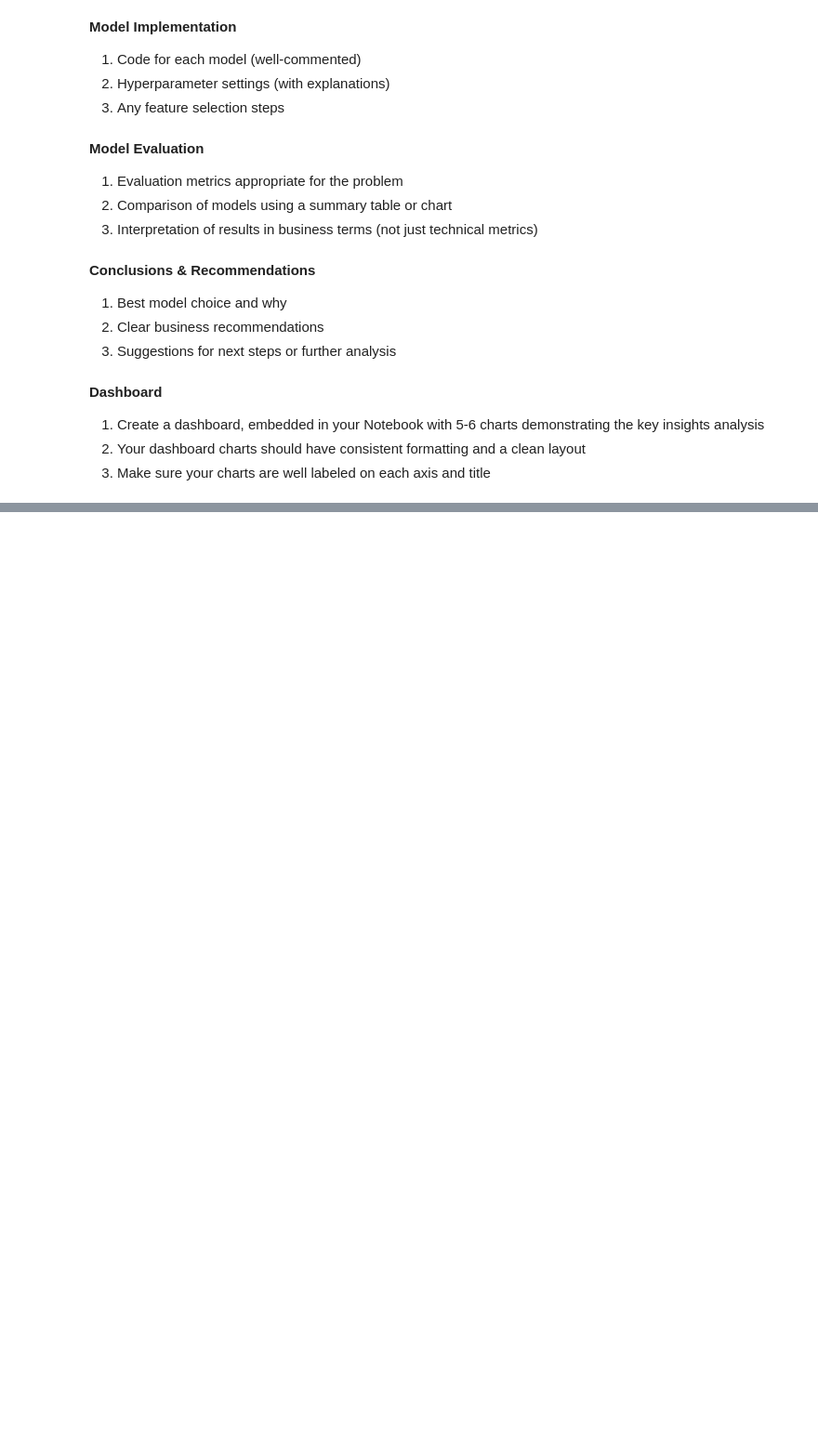
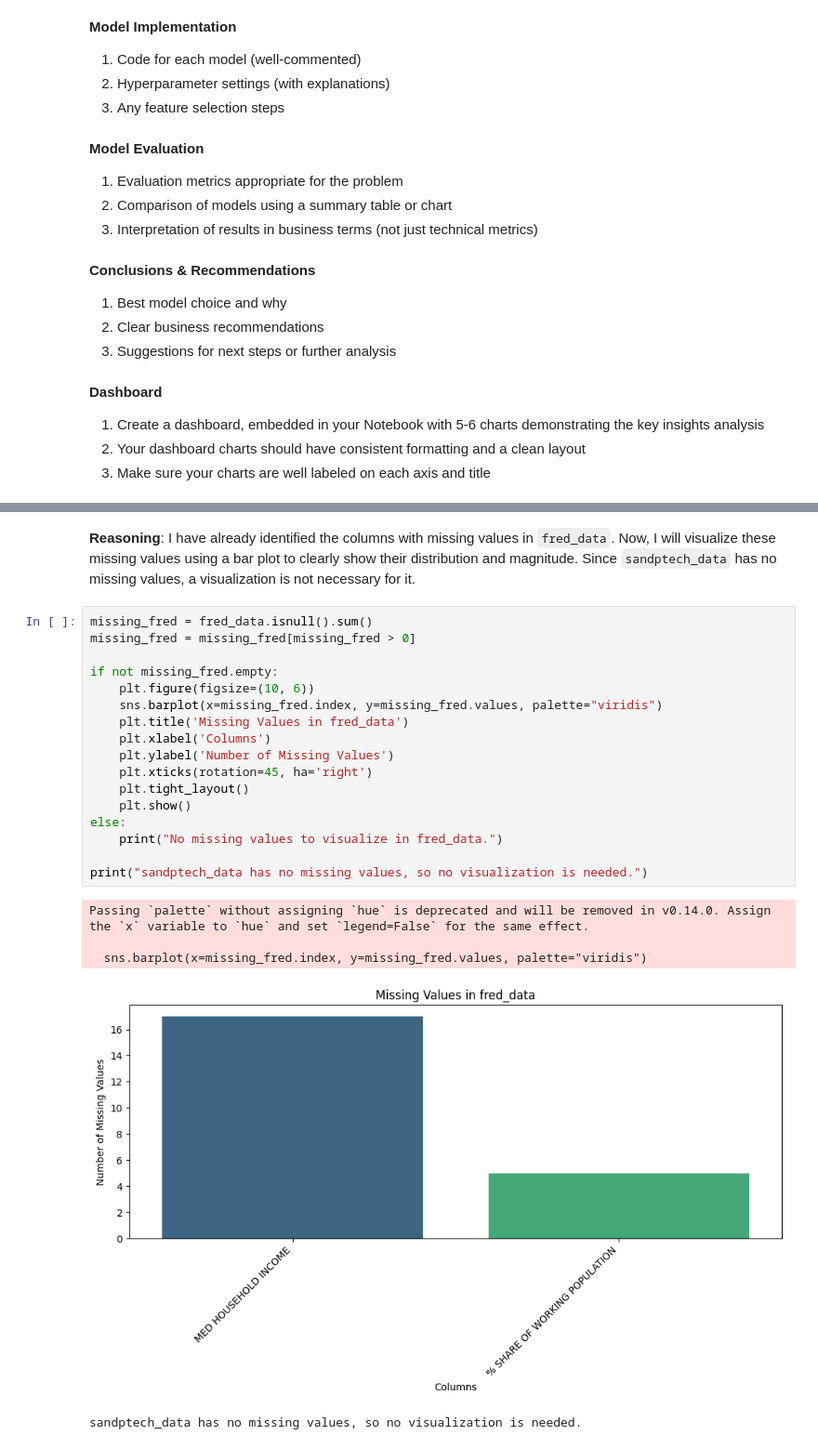
Before and after one commit to brysonchristensen/IS-4487, a Jupyter notebook: IS_4487_Group_Project_Notebook_1.2.ipynb, the cells around one changed output, grey strips where cells are left out. Shown at 93% size. Cells and saved outputs as stored; diff of their text form; blank space fills up the shorter version.

```diff
--- a/IS_4487_Group_Project_Notebook_1.2.ipynb
+++ b/IS_4487_Group_Project_Notebook_1.2.ipynb
@@ -70,0 +173,26 @@ https://www.deloitte.com/us/en/insights/industry/technology/technology-media-tel
+# %% [markdown]
+**Reasoning**:
+I have already identified the columns with missing values in `fred_data`. Now, I will visualize these missing values using a bar plot to clearly show their distribution and magnitude. Since `sandptech_data` has no missing values, a visualization is not necessary for it.
+# %%
+missing_fred = fred_data.isnull().sum()
+missing_fred = missing_fred[missing_fred > 0]
+
+if not missing_fred.empty:
+    plt.figure(figsize=(10, 6))
+    sns.barplot(x=missing_fred.index, y=missing_fred.values, palette="viridis")
+    plt.title('Missing Values in fred_data')
+    plt.xlabel('Columns')
+    plt.ylabel('Number of Missing Values')
+    plt.xticks(rotation=45, ha='right')
+    plt.tight_layout()
+    plt.show()
+else:
+    print("No missing values to visualize in fred_data.")
+
+print("sandptech_data has no missing values, so no visualization is needed.")
+# %% [output]
+Passing `palette` without assigning `hue` is deprecated and will be removed in v0.14.0. Assign the `x` variable to `hue` and set `legend=False` for the same effect.
+
+  sns.barplot(x=missing_fred.index, y=missing_fred.values, palette="viridis")
+[figure, added]
+sandptech_data has no missing values, so no visualization is needed.
```
Also changed, not shown: parts of 18 cells of this notebook.
